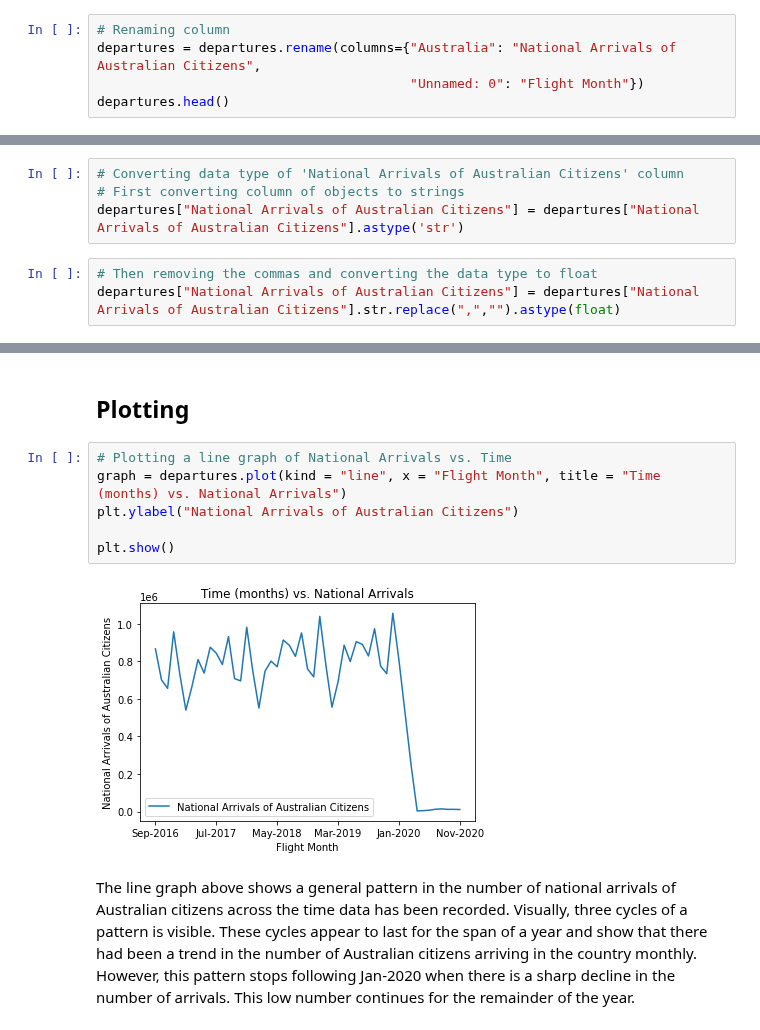
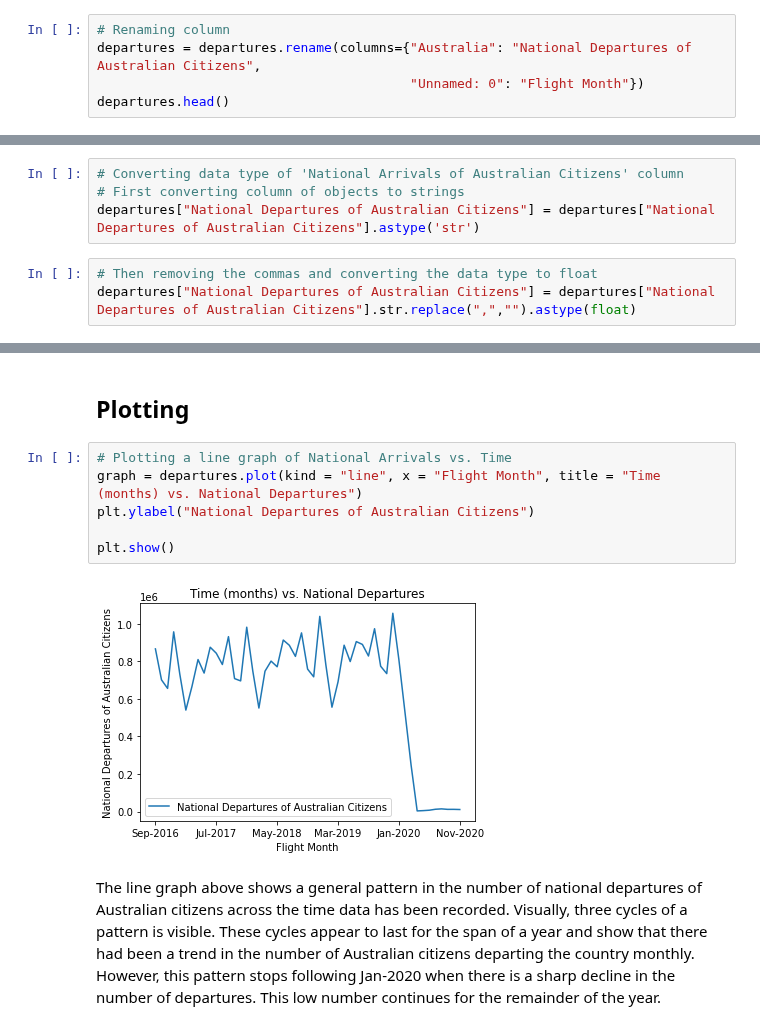
Before and after one commit to tomjp90/Project-1, a Jupyter notebook: Graph_4/Graph_4.ipynb, the cells around one changed output, grey strips where cells are left out. Cells and saved outputs as stored; diff of their text form.

Commit message:
changed every time I had written arrivals to departures

```diff
--- a/Graph_4/Graph_4.ipynb
+++ b/Graph_4/Graph_4.ipynb
@@ -108,7 +108,7 @@ departures.head()
 | 4 | Jan-2017 | 732,790 |
 # %%
 # Renaming column
-departures = departures.rename(columns={"Australia": "National Arrivals of Australian Citizens",
+departures = departures.rename(columns={"Australia": "National Departures of Australian Citizens",
                                         "Unnamed: 0": "Flight Month"})
 departures.head()
 # %% [output]
@@ -121,10 +121,10 @@ departures.head()
 # %%
 # Converting data type of 'National Arrivals of Australian Citizens' column
 # First converting column of objects to strings
-departures["National Arrivals of Australian Citizens"] = departures["National Arrivals of Australian Citizens"].astype('str')
+departures["National Departures of Australian Citizens"] = departures["National Departures of Australian Citizens"].astype('str')
 # %%
 # Then removing the commas and converting the data type to float
-departures["National Arrivals of Australian Citizens"] = departures["National Arrivals of Australian Citizens"].str.replace(",","").astype(float)
+departures["National Departures of Australian Citizens"] = departures["National Departures of Australian Citizens"].str.replace(",","").astype(float)
 # %%
 # Confirming datatype
 departures.dtypes
@@ -162,13 +162,13 @@ merged_df.head()
 ## Plotting
 # %%
 # Plotting a line graph of National Arrivals vs. Time
-graph = departures.plot(kind = "line", x = "Flight Month", title = "Time (months) vs. National Arrivals")
-plt.ylabel("National Arrivals of Australian Citizens")
+graph = departures.plot(kind = "line", x = "Flight Month", title = "Time (months) vs. National Departures")
+plt.ylabel("National Departures of Australian Citizens")
 
 plt.show()
 # %% [output]
-[figure, old version]
+[figure, new version]
 # %% [markdown]
-The line graph above shows a general pattern in the number of national arrivals of Australian citizens across the time data has been recorded. Visually, three cycles of a pattern is visible. These cycles appear to last for the span of a year and show that there had been a trend in the number of Australian citizens arriving in the country monthly. However, this pattern stops following Jan-2020 when there is a sharp decline in the number of arrivals. This low number continues for the remainder of the year.
+The line graph above shows a general pattern in the number of national departures of Australian citizens across the time data has been recorded. Visually, three cycles of a pattern is visible. These cycles appear to last for the span of a year and show that there had been a trend in the number of Australian citizens departing the country monthly. However, this pattern stops following Jan-2020 when there is a sharp decline in the number of departures. This low number continues for the remainder of the year.
 # %%
 # Plotting data following confirmation that the two required columns are listed in corresponding order
```
Also changed, not shown: parts of 7 cells of this notebook, 2 other files.
